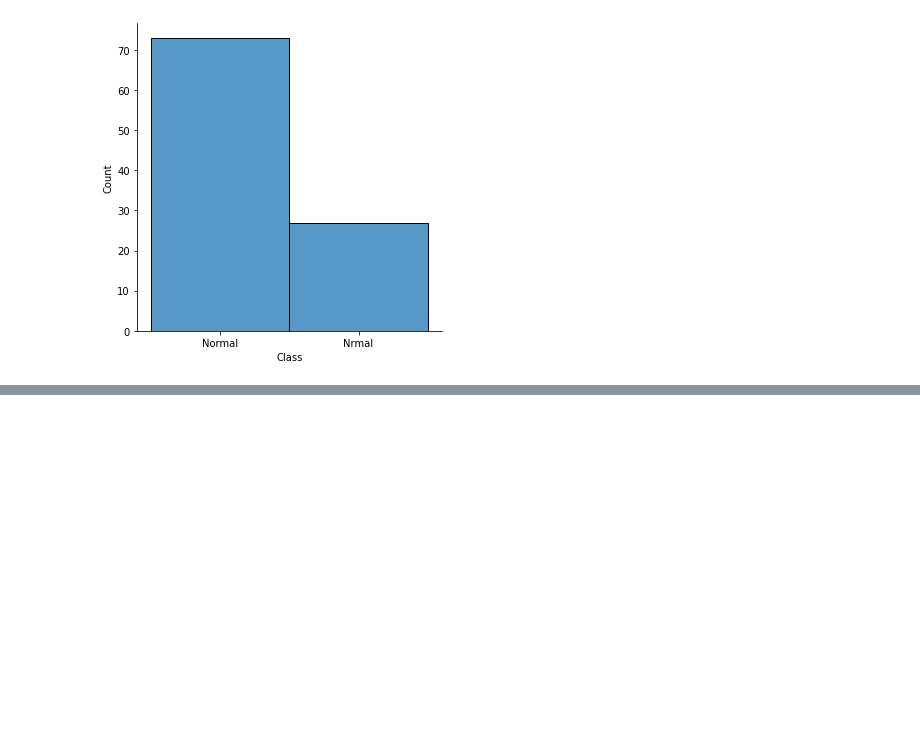
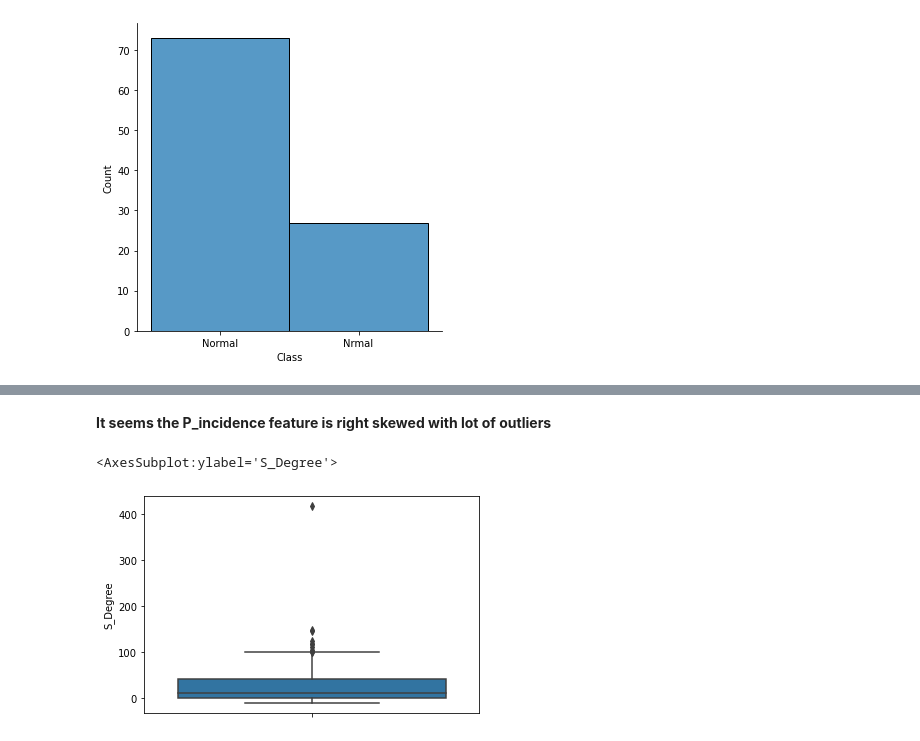
Before and after one commit to MohitBansal9013/AIML-Supervised-Learning, a Jupyter notebook: Supervised Learning Project.ipynb, the cells around one changed output, grey strips where cells are left out. Saved outputs shown, nothing was run; the diff lists cells and outputs as text; code cells hidden in the pictures; blank space fills up the shorter version.

```diff
--- a/Supervised Learning Project.ipynb
+++ b/Supervised Learning Project.ipynb
@@ -282,0 +289,8 @@ sns.jointplot(data=df, x='P_incidence', y='S_slope')
+# %% [markdown]
+<b>It seems the P_incidence feature is right skewed with lot of outliers </b>
+# %%
+# S_Degree Feature Distribution
+sns.boxplot(data=df, y="S_Degree")
+# %% [output]
+<AxesSubplot:ylabel='S_Degree'>
+[figure, added]
```
Also changed, not shown: parts of 57 cells of this notebook.
